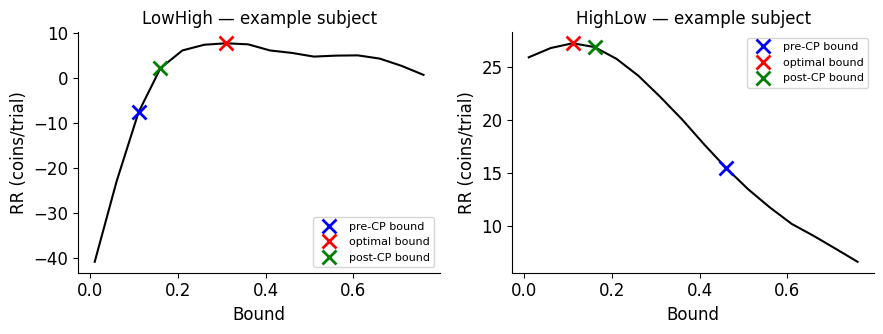
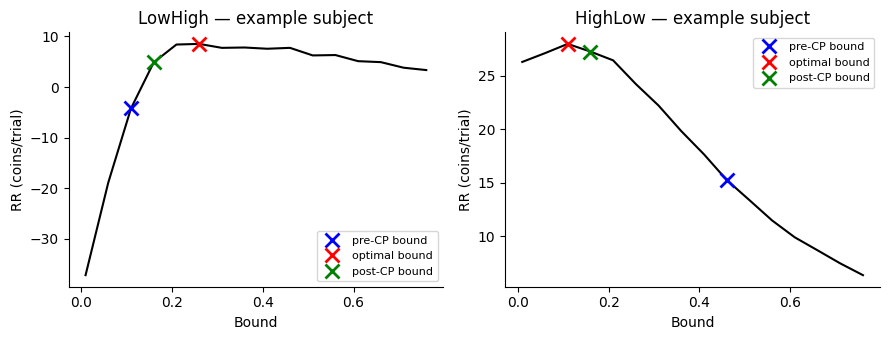
Unified diff of the notebook cell whose output changed from the first chart to the second:
--- before
+++ after
@@ -36,5 +36,5 @@
         prei = int(np.clip(np.searchsorted(BOUNDS, xs[pp], 'right') - 1, 0, len(BOUNDS) - 1))
         rrs  = rmat[prei, :, cp_idx]
-        maxi = int(np.nanargmax(rrs))
+        maxi = int(np.nanargmax(rrs))   # raw argmax — used for gradient computation
 
         grads[pp] = 0.0 if maxi == prei else (
@@ -47,13 +47,14 @@
             rrs_sm  = np.convolve(rrs, kernel, mode='same')
             rrs_sm[[0, -1]] = rrs[[0, -1]]
+            maxi_sm = int(np.nanargmax(rrs_sm))  # smoothed argmax for display marker
 
             posti = int(np.clip(np.searchsorted(BOUNDS, ys[pp], 'right') - 1, 0, len(BOUNDS) - 1))
             ax = axs_r1[tt]
             ax.plot(BOUNDS, rrs_sm, 'k-')
-            ax.plot(BOUNDS[prei],  rrs_sm[prei],  'bx', markersize=10, markeredgewidth=2,
+            ax.plot(BOUNDS[prei],    rrs_sm[prei],    'bx', markersize=10, markeredgewidth=2,
                     label='pre-CP bound')
-            ax.plot(BOUNDS[maxi],  rrs_sm[maxi],  'rx', markersize=10, markeredgewidth=2,
+            ax.plot(BOUNDS[maxi_sm], rrs_sm[maxi_sm], 'rx', markersize=10, markeredgewidth=2,
                     label='optimal bound')
-            ax.plot(BOUNDS[posti], rrs_sm[posti], 'gx', markersize=10, markeredgewidth=2,
+            ax.plot(BOUNDS[posti],   rrs_sm[posti],   'gx', markersize=10, markeredgewidth=2,
                     label='post-CP bound')
             ax.set_xlabel('Bound')

Commit: Post-review V3